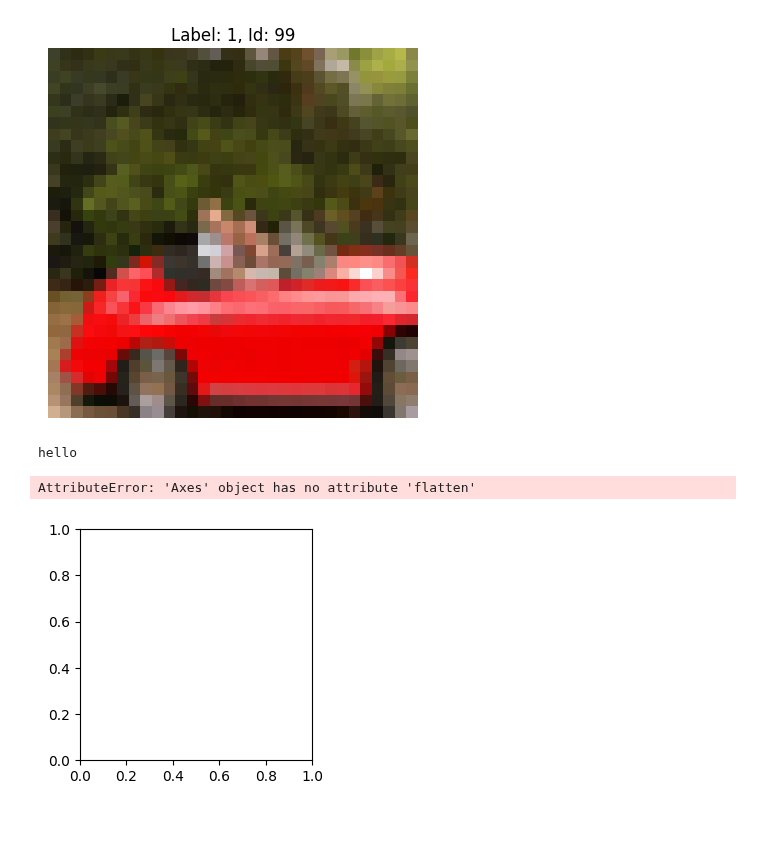
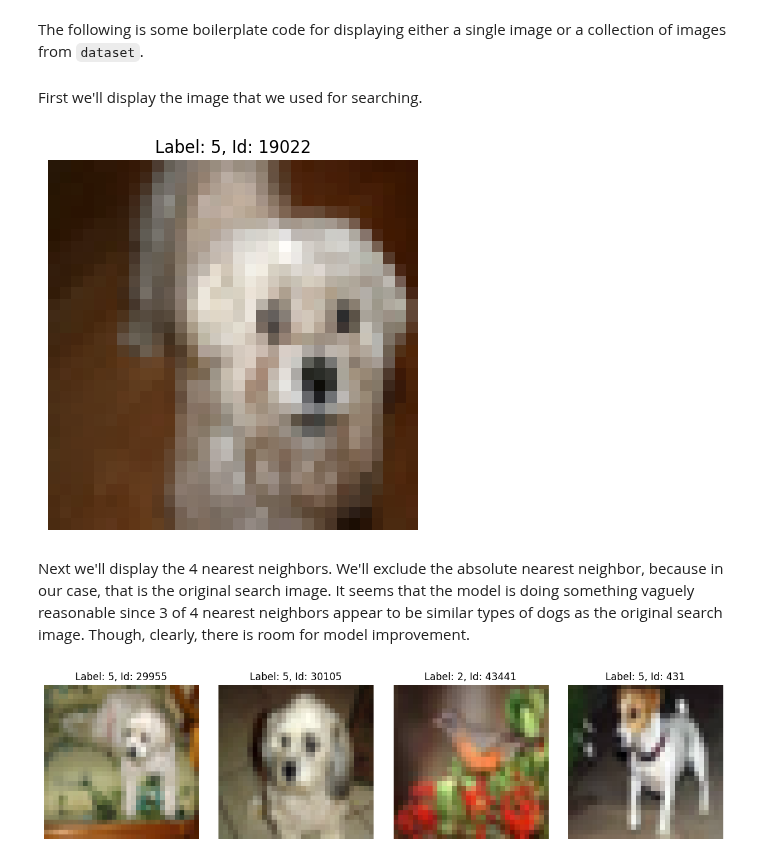
Before and after one commit to lincc-frameworks/hyrax, a Jupyter notebook: docs/pre_executed/vector_db_demo.ipynb, the cells around one changed output. Drawn from its saved outputs; the diff is of its cells as text; code cells hidden in the pictures; blank space fills up the shorter version.

```diff
--- a/docs/pre_executed/vector_db_demo.ipynb
+++ b/docs/pre_executed/vector_db_demo.ipynb
@@ -11,5 +13,5 @@ Quickly train a model using the default CiFAR dataset and then use the model to
 # %%
-h.config["train"]["epochs"] = 10
+h.config["train"]["epochs"] = 50
 h.train()
 h.infer()
 # %% [output]
@@ -60 +67,3 @@ cdb = ChromaDB({}, context)
+# %%
+conn = h.database_connection()
 # %% [markdown]
@@ -62,5 +73,5 @@ Next we'll retrieve the vectors associated with two ids. The result is a diction
 # %%
-results = cdb.get_by_id(ids=["97", "99", "334", "19022"])
+results = conn.get_by_id(ids=["334", "19022"])
 
 for k, v in results.items():
     print(f"Id: {k}, Vector: {v}")
@@ -93,2 +110,3 @@ We can repeat the search, using the vector that we found when running `get_by_id
 # %%
-neighbors = cdb.search_by_vector([results["99"]], k=2)
+neighbors = conn.search_by_vector([results["19022"]], k=5)
+neighbors
@@ -99,3 +121,5 @@ dataset = h.prepare()
+# %% [markdown]
+The following is some boilerplate code for displaying either a single image or a collection of images from `dataset`.
 # %%
 import numpy as np
 from matplotlib import pyplot as plt
@@ -116,54 +177,13 @@ def show_image(data):
+# %% [markdown]
+First we'll display the image that we used for searching.
 # %%
-d = dataset[99]
-show_image(d)
+show_image(dataset[19022])
 # %% [output]
-[figure, old version]
+[figure, new version]
+# %% [markdown]
+Next we'll display the 4 nearest neighbors. We'll exclude the absolute nearest neighbor, because in our case, that is the original search image. It seems that the model is doing something vaguely reasonable since 3 of 4 nearest neighbors appear to be similar types of dogs as the original search image. Though, clearly, there is room for model improvement.
 # %%
-def show_image_grid(data_list):
-    """
-    Display a grid of images.
-
-    Parameters
-    ----------
-    data_list : list
-        A list of data dictionaries, each containing an 'image' key and optionally 'label' and 'object_id'.
-    """
-    rows = int(len(data_list) / 4)
-    if len(data_list) % 4 != 0:
-        rows += 1
-    cols = 4
-    if rows == 1:
-        cols = len(data_list)
-    fig, axes = plt.subplots(rows, cols, figsize=(cols * 3, rows * 3))
-    axes = axes.flatten()  # Flatten the axes for easy iteration
-
-    for ax, data in zip(axes, data_list):
-        image = data["image"]
-        title = f"Label: {data.get('label', 'N/A')}, Id: {data.get('object_id', 'N/A')}"
-        image = image.permute(1, 2, 0).numpy()
-        min_val = np.min(image)
-        max_val = np.max(image)
-        image = (image - min_val) / (max_val - min_val)  # Normalize to [0, 1]
-        ax.imshow(image)
-        ax.set_title(title)
-        ax.axis("off")
-
-    # Turn off any unused axes
-    for ax in axes[len(data_list) :]:
-        ax.axis("off")
-
-    plt.tight_layout()
-    plt.show()
-
-
-# Example usage
-data_list = []
-nearest_neighbors = neighbors[0]
-for n in nearest_neighbors[1:]:
-    data_list.append(dataset[int(n)])
-
+data_list = [dataset[int(n)] for n in neighbors[0][1:]]
 show_image_grid(data_list)
 # %% [output]
-hello
-AttributeError: 'Axes' object has no attribute 'flatten'
-[figure, old version]
+[figure, new version]
```
Also changed, not shown: parts of 19 cells of this notebook, 7 other files.
